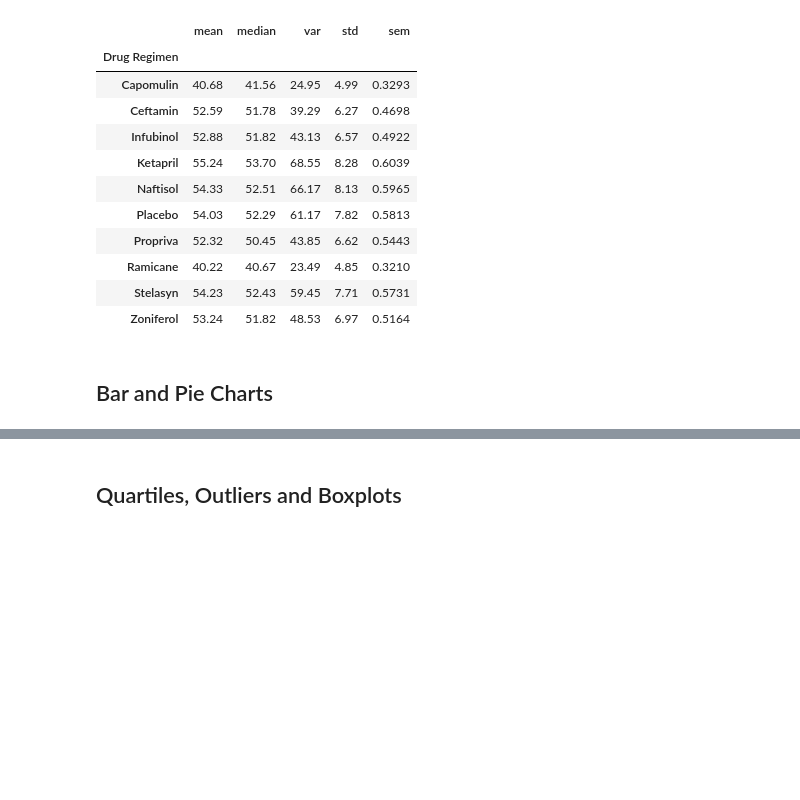
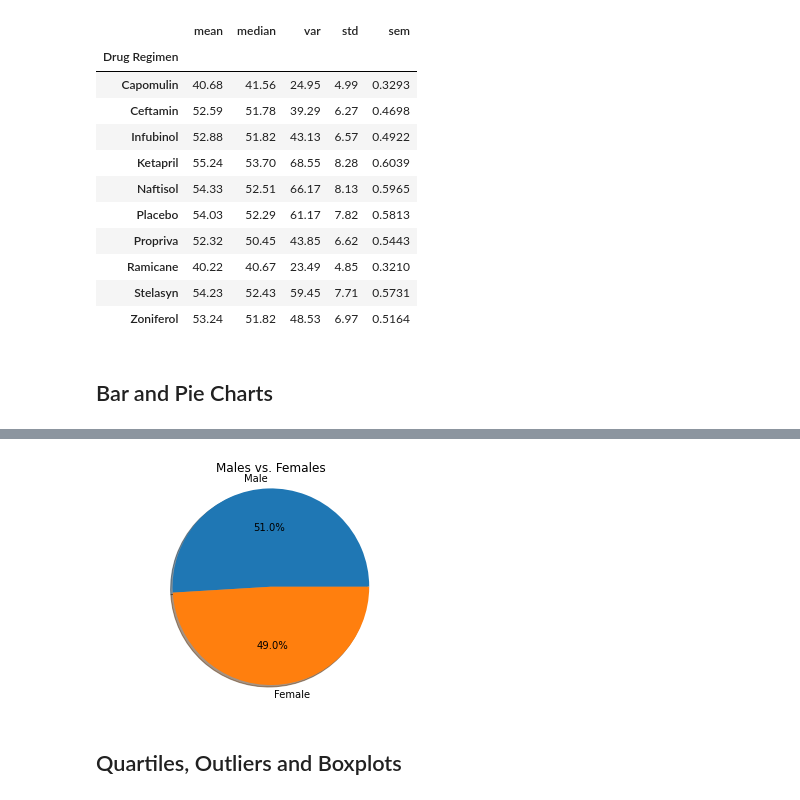
Before and after one commit to skdabra30/matplotlib-challenge, a Jupyter notebook: Instructions/Pymaceuticals/pymaceuticals.ipynb, the cells around one changed output, grey strips where cells are left out. Saved outputs shown, nothing was run; the diff lists cells and outputs as text; code cells hidden in the pictures; blank space fills up the shorter version.

```diff
--- a/Instructions/Pymaceuticals/pymaceuticals.ipynb
+++ b/Instructions/Pymaceuticals/pymaceuticals.ipynb
@@ -196,3 +288,22 @@ summary_stat_2_df
+# %%
+# Generate a pie plot showing the distribution of female versus male mice using pyplot
+
+# Labels for the pie chart
+labels = ["Male","Female"]
+
+# The values of each section of the pie chart
+sex = cleaned_study_df['Sex'].value_counts()
+
+# Creates the pie chart based upon the values above
+# Automatically finds the percentages of each part of the pie chart
+plt.pie(sex, labels=labels, shadow=True, autopct="%1.1f%%")
+
+# Set titles for the chart
+plt.title("Males vs. Females")
+plt.axis("equal")
+plt.show()
+# %% [output]
+[figure, added]
 # %% [markdown]
 ## Quartiles, Outliers and Boxplots
 # %%
```
Also changed, not shown: parts of 13 cells of this notebook.
